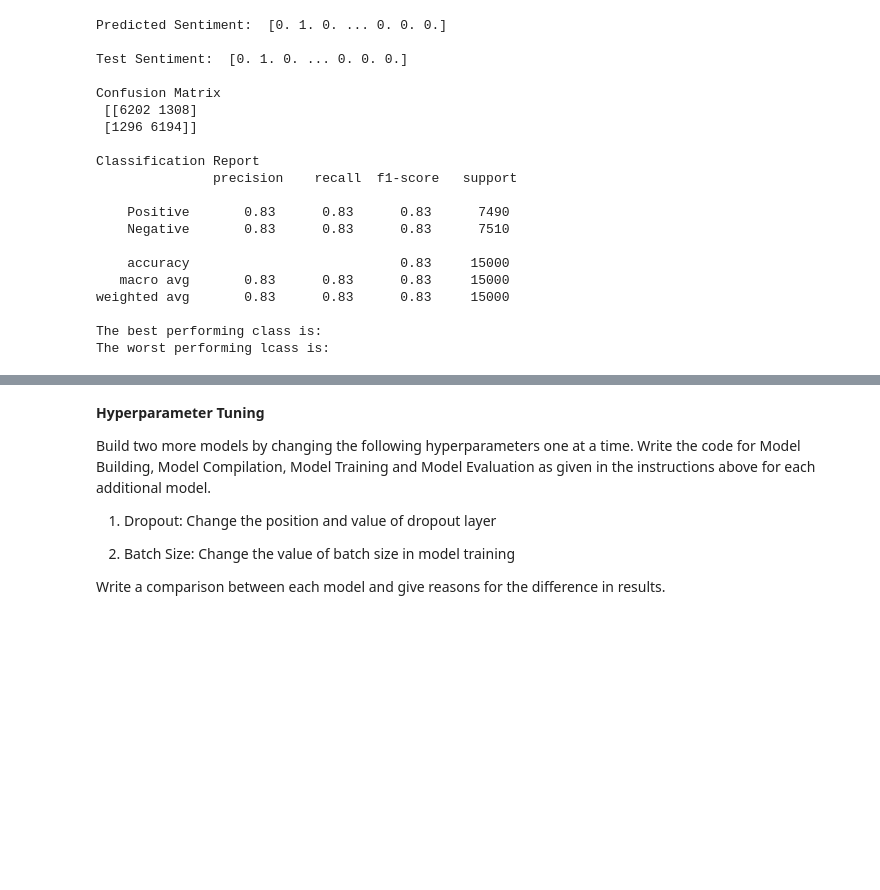
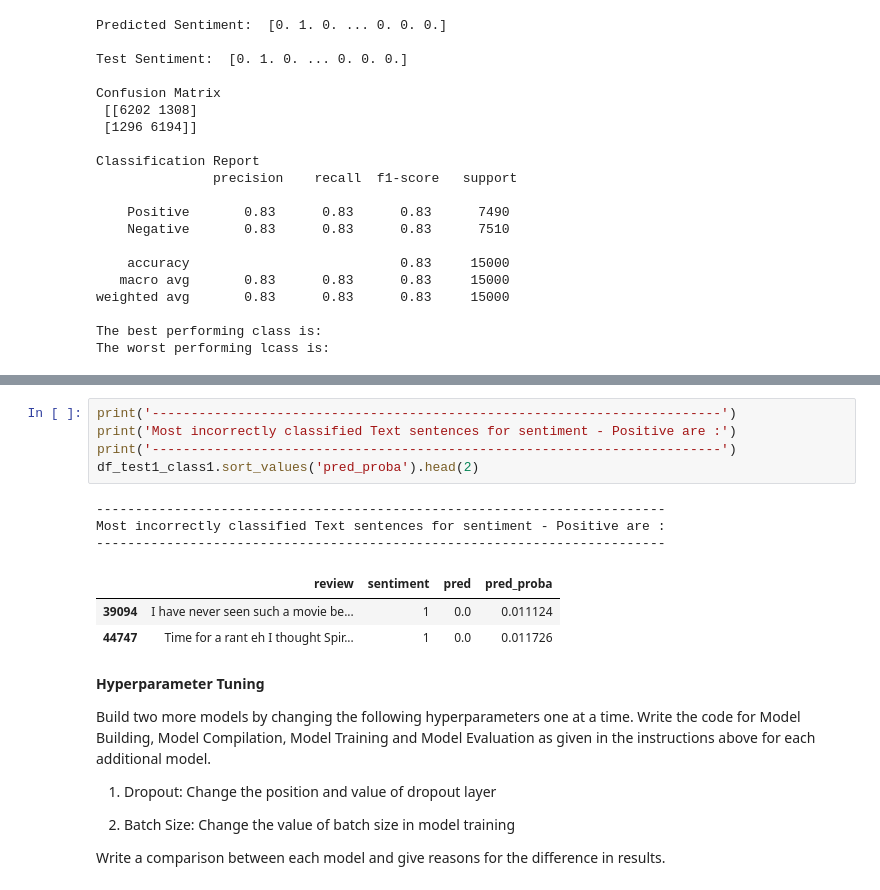
Before and after one commit to ankygupta9999/imdb-50k-DL, a Jupyter notebook: Assignment1_part2.ipynb, the cells around one changed output, grey strips where cells are left out. Drawn from its saved outputs; the diff is of its cells as text; blank space fills up the shorter version.

```diff
--- a/Assignment1_part2.ipynb
+++ b/Assignment1_part2.ipynb
@@ -414,3 +445,15 @@ The worst performing lcass is:
+# %%
+print('-------------------------------------------------------------------------')
+print('Most incorrectly classified Text sentences for sentiment - Positive are :')
+print('-------------------------------------------------------------------------')
+df_test1_class1.sort_values('pred_proba').head(2)
+# %% [output]
+-------------------------------------------------------------------------
+Most incorrectly classified Text sentences for sentiment - Positive are :
+-------------------------------------------------------------------------
+|  | review | sentiment | pred | pred_proba |
+| 39094 | I have never seen such a movie be... | 1 | 0.0 | 0.011124 |
+| 44747 | Time for a rant eh I thought Spir... | 1 | 0.0 | 0.011726 |
 # %% [markdown]
 **Hyperparameter Tuning**
 
```
Also changed, not shown: parts of 9 cells of this notebook.
